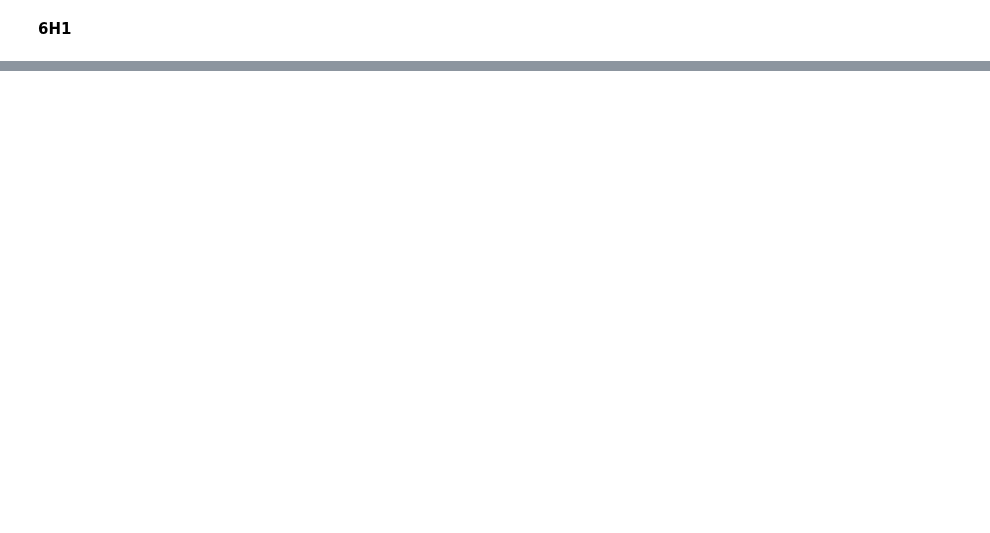
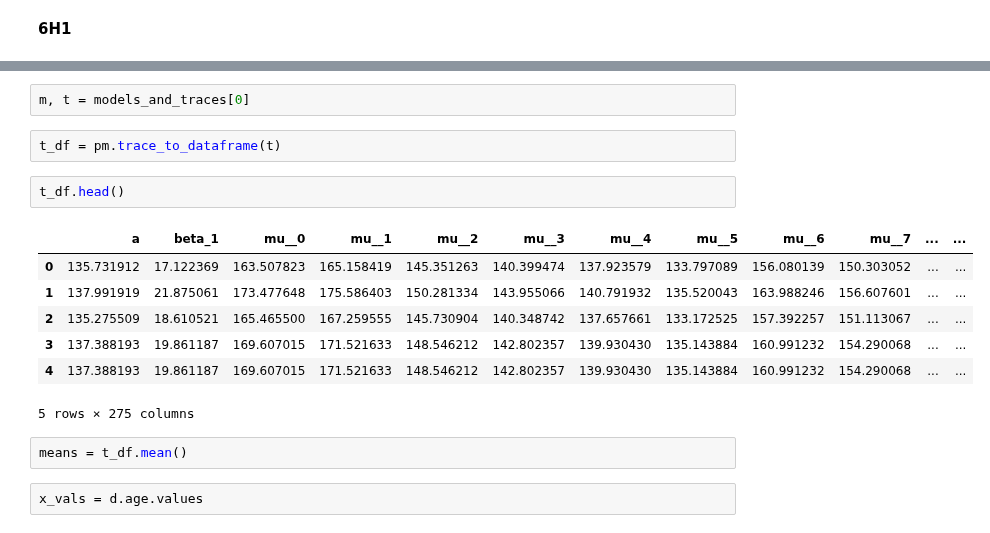
Before and after one commit to nwweber/statistical_rethinking, a Jupyter notebook: chapter_06_overfitting_regularization_and_information_criteria.ipynb, the cells around one changed output, grey strips where cells are left out. Saved outputs shown, nothing was run; the diff lists cells and outputs as text; blank space fills up the shorter version.

```diff
--- a/chapter_06_overfitting_regularization_and_information_criteria.ipynb
+++ b/chapter_06_overfitting_regularization_and_information_criteria.ipynb
@@ -930,0 +1036,18 @@ print(d2.shape)
+# %%
+m, t = models_and_traces[0]
+# %%
+t_df = pm.trace_to_dataframe(t)
+# %%
+t_df.head()
+# %% [output]
+|  | a | beta_1 | mu__0 | mu__1 | mu__2 | mu__3 | mu__4 | mu__5 | mu__6 | mu__7 | ... | ... |
+| 0 | 135.731912 | 17.122369 | 163.507823 | 165.158419 | 145.351263 | 140.399474 | 137.923579 | 133.797089 | 156.080139 | 150.303052 | ... | ... |
+| 1 | 137.991919 | 21.875061 | 173.477648 | 175.586403 | 150.281334 | 143.955066 | 140.791932 | 135.520043 | 163.988246 | 156.607601 | ... | ... |
+| 2 | 135.275509 | 18.610521 | 165.465500 | 167.259555 | 145.730904 | 140.348742 | 137.657661 | 133.172525 | 157.392257 | 151.113067 | ... | ... |
+| 3 | 137.388193 | 19.861187 | 169.607015 | 171.521633 | 148.546212 | 142.802357 | 139.930430 | 135.143884 | 160.991232 | 154.290068 | ... | ... |
+| 4 | 137.388193 | 19.861187 | 169.607015 | 171.521633 | 148.546212 | 142.802357 | 139.930430 | 135.143884 | 160.991232 | 154.290068 | ... | ... |
+5 rows × 275 columns
+# %%
+means = t_df.mean()
+# %%
+x_vals = d.age.values
```
Also changed, not shown: parts of 11 cells of this notebook.
